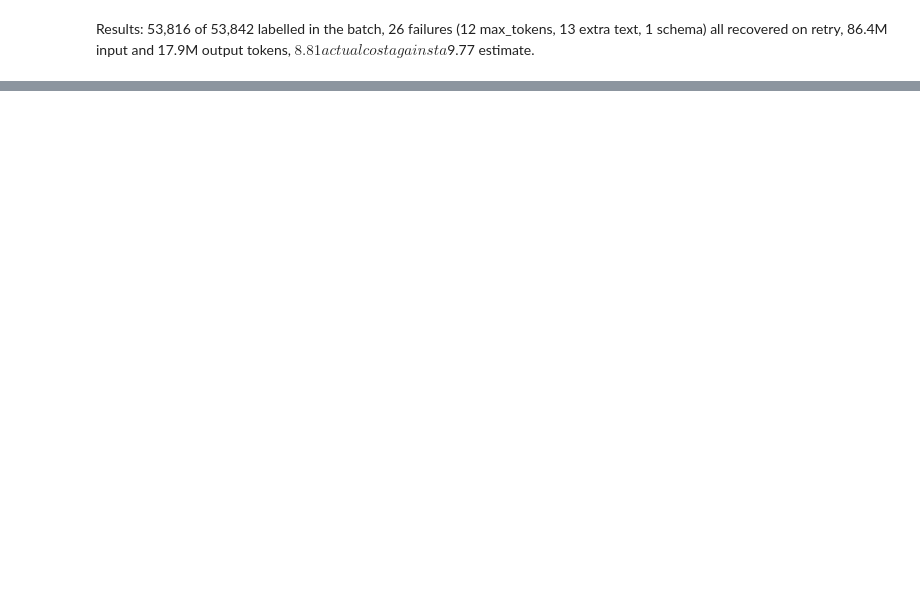
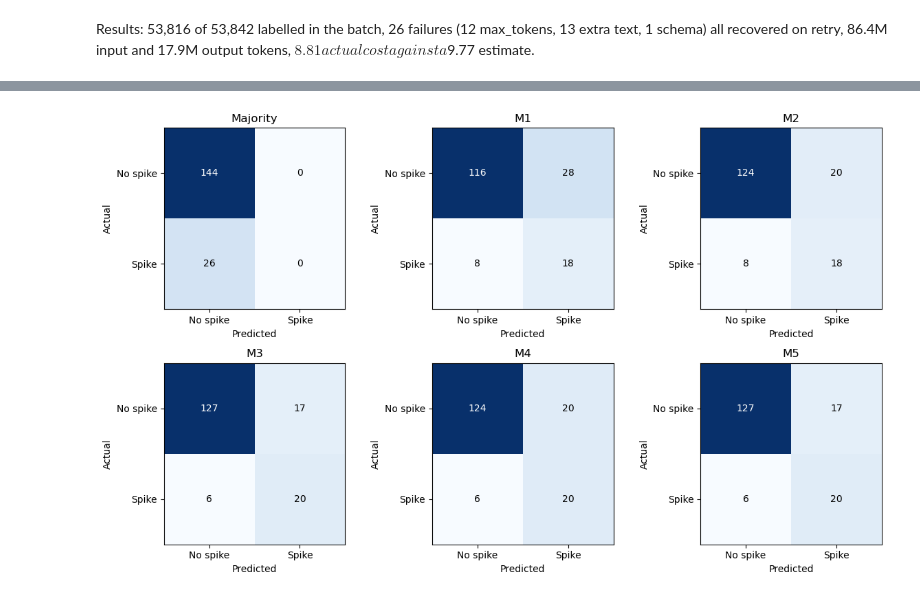
Before and after one commit to lagrenier4451/reddit-volume-forecast, a Jupyter notebook: notebooks/CDA_PhaseIII_AlexToth_LucGrenier.ipynb, the cells around one changed output, grey strips where cells are left out. Drawn from its saved outputs; the diff is of its cells as text; code cells hidden in the pictures; blank space fills up the shorter version.

Commit message:
Add model evaluation, findings, and AI use log

```diff
--- a/notebooks/CDA_PhaseIII_AlexToth_LucGrenier.ipynb
+++ b/notebooks/CDA_PhaseIII_AlexToth_LucGrenier.ipynb
@@ -2334,0 +2845,96 @@ Recovered: 26  |  still failing: 0  |  total labelled: 53,842
+# %%
+# Confusion matrices: rows = actual class, columns = predicted class.
+fig, axes = plt.subplots(2, 3, figsize=(12, 7))
+
+model_order = ["Majority", "M1", "M2", "M3", "M4", "M5"]
+
+for ax, name in zip(axes.flat, model_order):
+    predictions = test_predictions.loc[
+        test_predictions["model"].eq(name)
+    ]
+
+    matrix = confusion_matrix(
+        predictions["actual"],
+        predictions["predicted"],
+        labels=[0, 1]
+    )
+
+    ax.imshow(matrix, cmap="Blues")
+
+    for (row, column), count in np.ndenumerate(matrix):
+        ax.text(
+            column, row, str(count),
+            ha="center", va="center",
+            color="white" if count > matrix.max() / 2 else "black"
+        )
+
+    ax.set(
+        title=name,
+        xlabel="Predicted",
+        ylabel="Actual",
+        xticks=[0, 1],
+        yticks=[0, 1],
+        xticklabels=["No spike", "Spike"],
+        yticklabels=["No spike", "Spike"]
+    )
+
+plt.tight_layout()
+plt.show()
+
+# Rank the three highest-scoring tickers for each model and morning.
+ranked = (
+    test_predictions.loc[test_predictions["model"].ne("Majority")]
+    .sort_values(
+        ["model", "session_date", "probability", "ticker"],
+        ascending=[True, True, False, True]
+    )
+)
+
+top_three = ranked.groupby(
+    ["model", "session_date"], sort=False
+).head(3)
+
+daily_watchlist = (
+    top_three.groupby(["model", "session_date"])
+    .agg(
+        picks=("ticker", "size"),
+        hits=("actual", "sum")
+    )
+    .reset_index()
+)
+
+assert daily_watchlist["picks"].eq(3).all()
+
+daily_watchlist["precision_at_3"] = (
+    daily_watchlist["hits"] / daily_watchlist["picks"]
+)
+
+watchlist_summary = (
+    daily_watchlist.groupby("model")
+    .agg(
+        total_picks=("picks", "sum"),
+        total_spikes_found=("hits", "sum"),
+        mean_precision_at_3=("precision_at_3", "mean")
+    )
+)
+
+# Each actual ticker-session appears once in this reference table.
+daily_actuals = (
+    test_predictions.loc[test_predictions["model"].eq("M1")]
+    .groupby("session_date")["actual"]
+    .agg(spikes="sum", tickers="size")
+)
+
+random_precision = (
+    daily_actuals["spikes"] / daily_actuals["tickers"]
+).mean()
+
+best_possible_precision = (
+    daily_actuals["spikes"].clip(upper=3) / 3
+).mean()
+
+display(watchlist_summary.round(3))
+print(f"Expected random precision@3: {random_precision:.1%}")
+print(f"Best possible precision@3: {best_possible_precision:.1%}")
+# %% [output]
+[figure, added]
```
Also changed, not shown: parts of 33 cells of this notebook.
